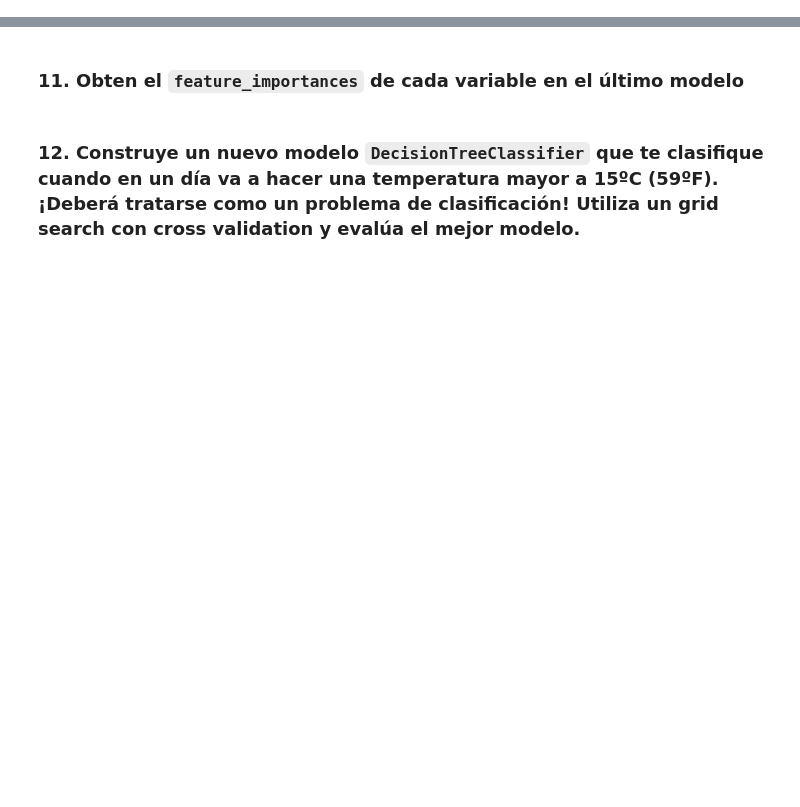
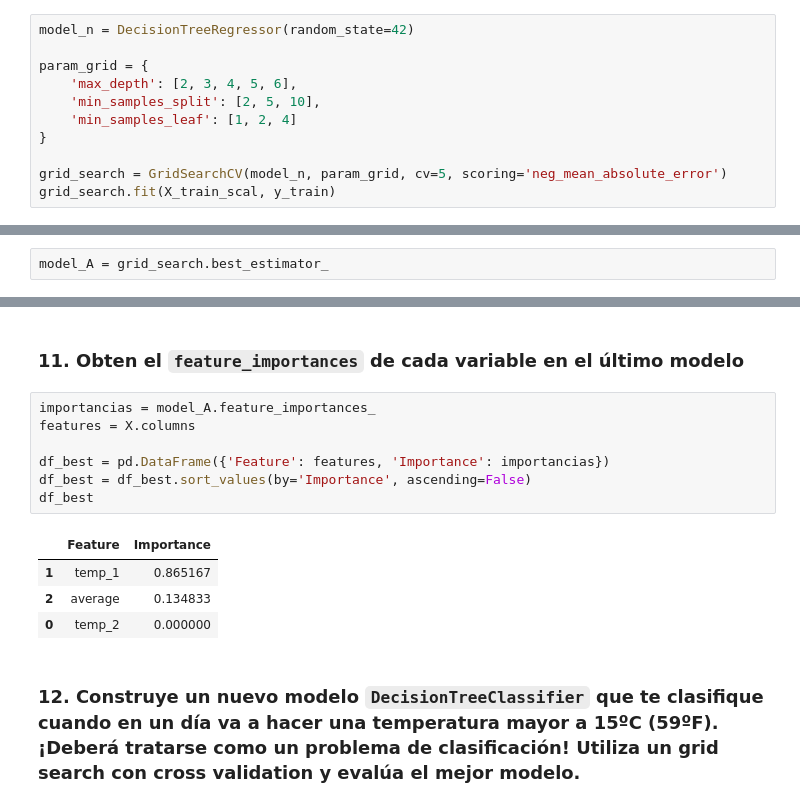
Before and after one commit to Varushet/Data_Science, a Jupyter notebook: 3-Machine_Learning/1-Supervisado/3-RegorClass/5-Decision_Trees/ejercicio/DTrees_reg_class.ipynb, the cells around one changed output, grey strips where cells are left out. Drawn from its saved outputs; the diff is of its cells as text; blank space fills up the shorter version.

```diff
--- a/3-Machine_Learning/1-Supervisado/3-RegorClass/5-Decision_Trees/ejercicio/DTrees_reg_class.ipynb
+++ b/3-Machine_Learning/1-Supervisado/3-RegorClass/5-Decision_Trees/ejercicio/DTrees_reg_class.ipynb
@@ -239,0 +242,11 @@ sklearn.tree.plot_tree(model_3,
+# %%
+model_n = DecisionTreeRegressor(random_state=42)
+
+param_grid = {
+    'max_depth': [2, 3, 4, 5, 6],
+    'min_samples_split': [2, 5, 10],
+    'min_samples_leaf': [1, 2, 4]
+}
+
+grid_search = GridSearchCV(model_n, param_grid, cv=5, scoring='neg_mean_absolute_error')
+grid_search.fit(X_train_scal, y_train)
@@ -239,0 +259,2 @@ sklearn.tree.plot_tree(model_3,
+# %%
+model_A = grid_search.best_estimator_
@@ -240,4 +272,16 @@ sklearn.tree.plot_tree(model_3,
 # %% [markdown]
 ### 11. Obten el `feature_importances` de cada variable en el último modelo
+# %%
+importancias = model_A.feature_importances_
+features = X.columns
+
+df_best = pd.DataFrame({'Feature': features, 'Importance': importancias})
+df_best = df_best.sort_values(by='Importance', ascending=False)
+df_best
+# %% [output]
+|  | Feature | Importance |
+| 1 | temp_1 | 0.865167 |
+| 2 | average | 0.134833 |
+| 0 | temp_2 | 0.000000 |
 # %% [markdown]
 ### 12. Construye un nuevo modelo `DecisionTreeClassifier` que te clasifique cuando en un día va a hacer una temperatura mayor a 15ºC (59ºF). ¡Deberá tratarse como un problema de **clasificación**! Utiliza un grid search con cross validation y evalúa el mejor modelo.
```
Also changed, not shown: parts of 4 cells of this notebook.
